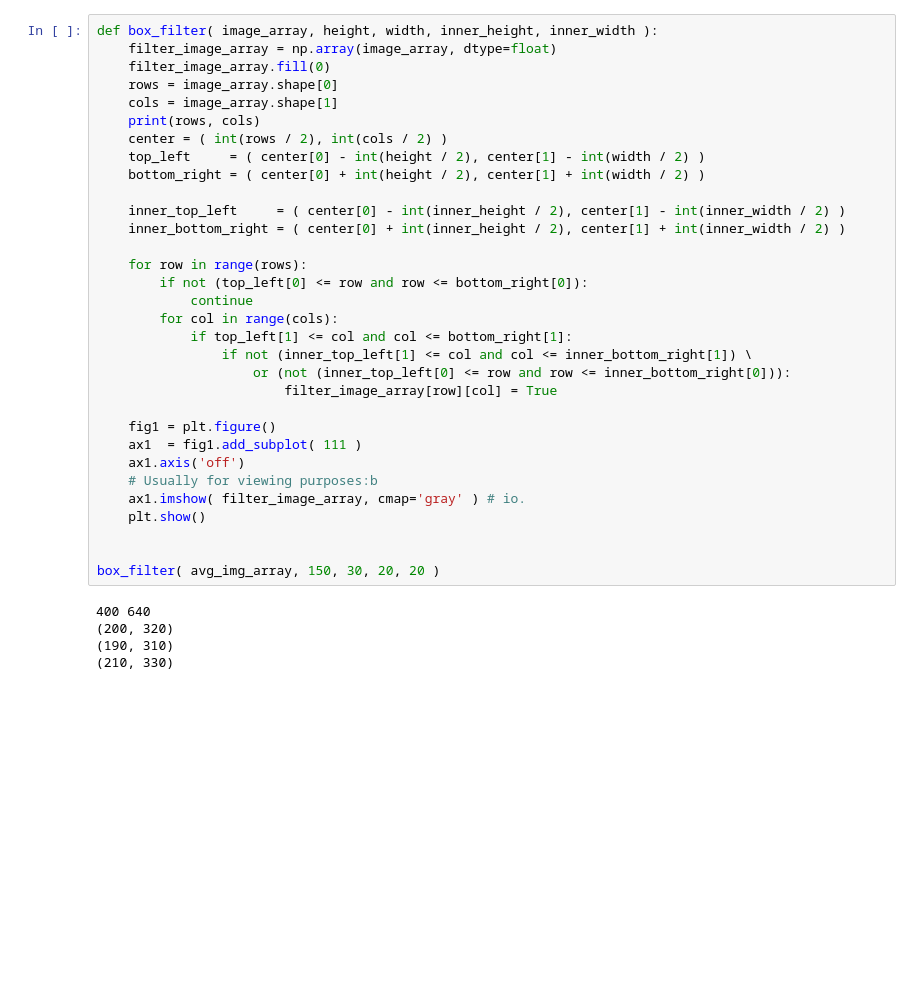
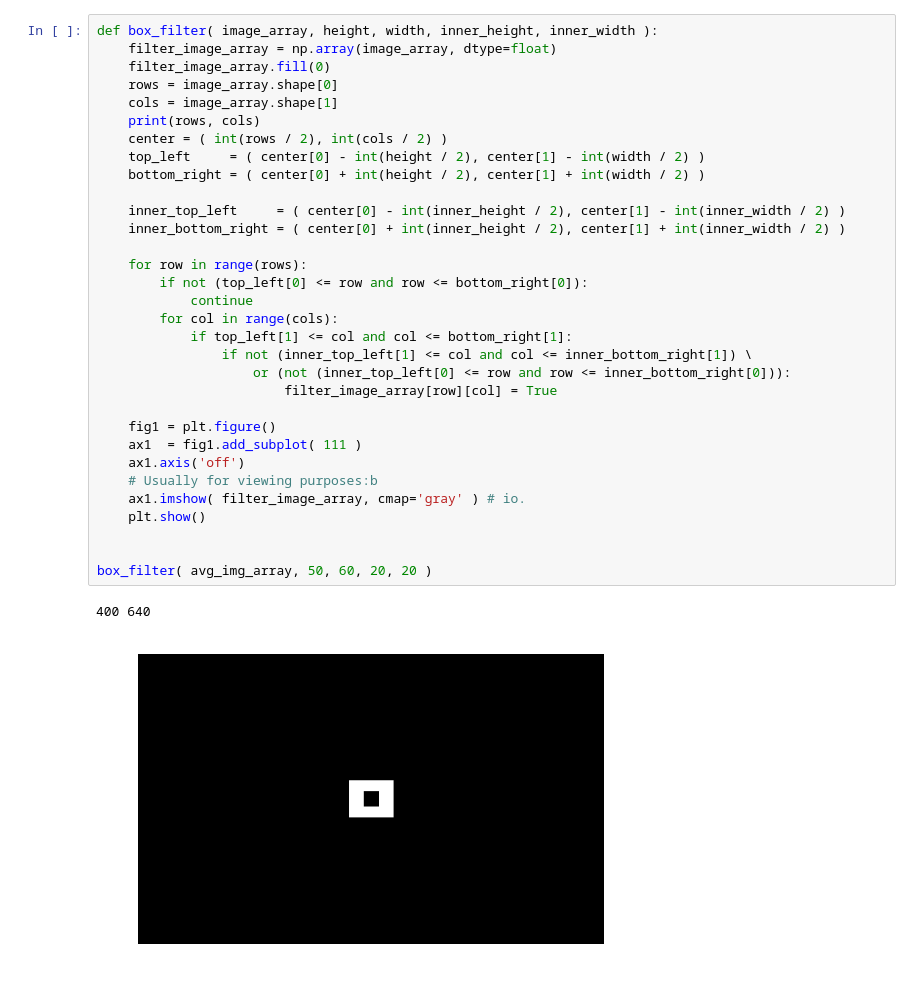
Before and after one commit to mika018/Character-Recognition-Classifier, a Jupyter notebook: cw2.ipynb, the cells around one changed output. Cells and saved outputs as stored; diff of their text form; blank space fills up the shorter version.

```diff
--- a/cw2.ipynb
+++ b/cw2.ipynb
@@ -85,34 +86,32 @@ def box_filter( image_array, height, width, inner_height, inner_width ):
     filter_image_array.fill(0)
     rows = image_array.shape[0]
     cols = image_array.shape[1]
     print(rows, cols)
     center = ( int(rows / 2), int(cols / 2) )
     top_left     = ( center[0] - int(height / 2), center[1] - int(width / 2) )
     bottom_right = ( center[0] + int(height / 2), center[1] + int(width / 2) )
 
     inner_top_left     = ( center[0] - int(inner_height / 2), center[1] - int(inner_width / 2) )
     inner_bottom_right = ( center[0] + int(inner_height / 2), center[1] + int(inner_width / 2) )
 
     for row in range(rows):
         if not (top_left[0] <= row and row <= bottom_right[0]):
             continue
         for col in range(cols):
             if top_left[1] <= col and col <= bottom_right[1]:
                 if not (inner_top_left[1] <= col and col <= inner_bottom_right[1]) \
                     or (not (inner_top_left[0] <= row and row <= inner_bottom_right[0])):
                         filter_image_array[row][col] = True
 
     fig1 = plt.figure()
     ax1  = fig1.add_subplot( 111 )
     ax1.axis('off')
     # Usually for viewing purposes:b
     ax1.imshow( filter_image_array, cmap='gray' ) # io.
     plt.show()
 
 
-box_filter( avg_img_array, 150, 30, 20, 20 )
+box_filter( avg_img_array, 50, 60, 20, 20 )
 # %% [output]
 400 640
-(200, 320)
-(190, 310)
-(210, 330)
+[figure, added]
```
Also changed, not shown: parts of 2 cells of this notebook.
